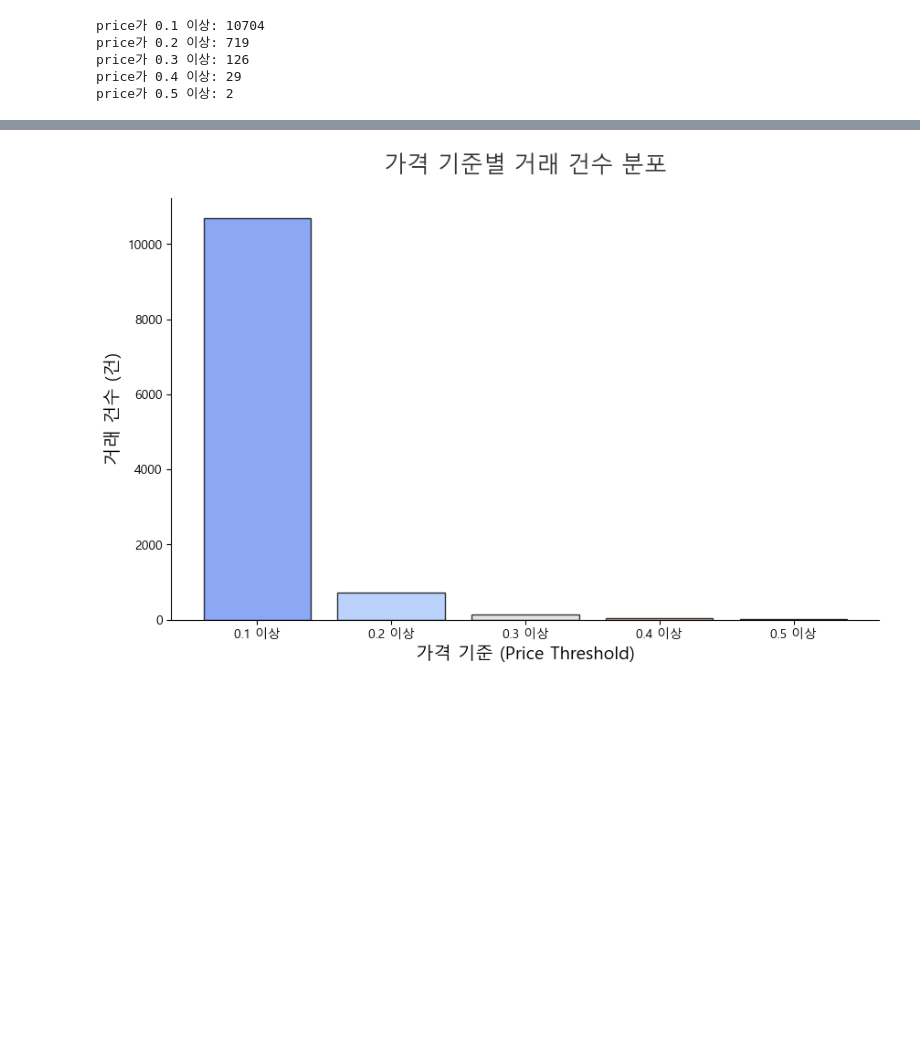
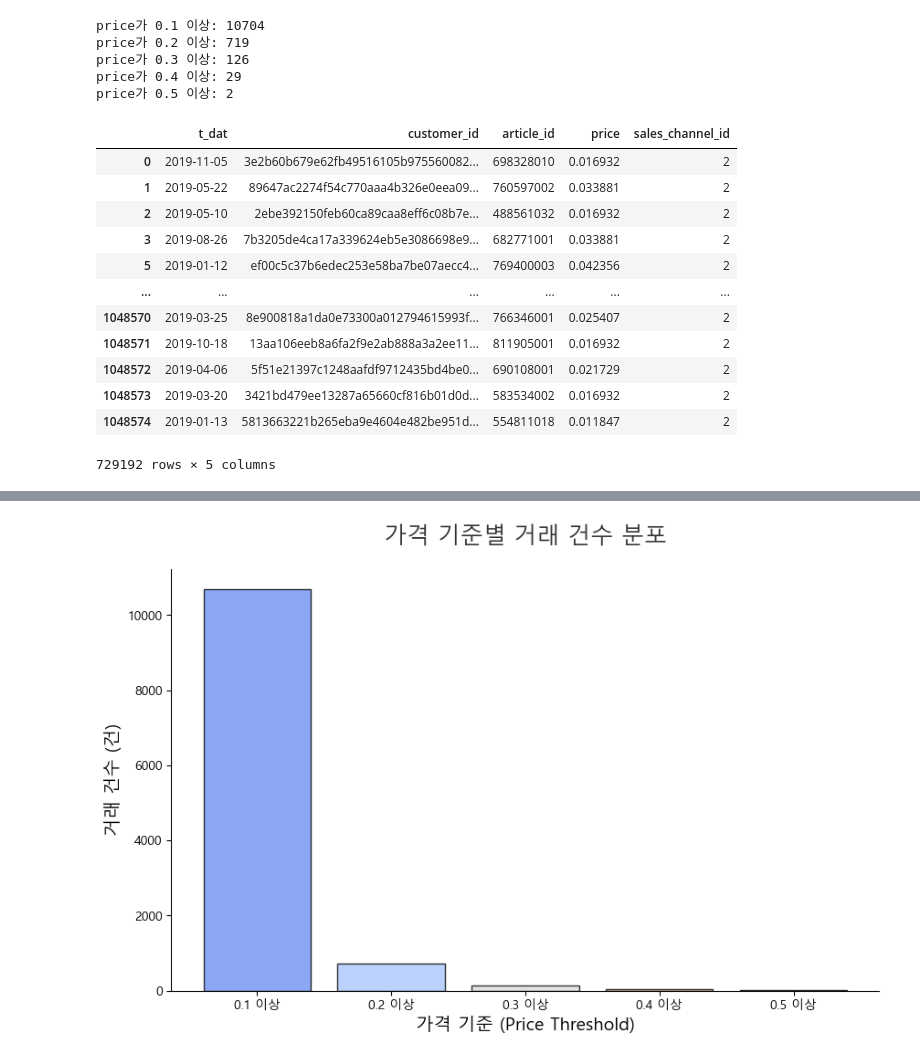
Before and after one commit to yoohengu/cross-gen-biz-analysis, a Jupyter notebook: notebooks/leeyunju_eda/all_04_yunju.ipynb, the cells around one changed output, grey strips where cells are left out. Drawn from its saved outputs; the diff is of its cells as text; code cells hidden in the pictures; blank space fills up the shorter version.

```diff
--- a/notebooks/leeyunju_eda/all_04_yunju.ipynb
+++ b/notebooks/leeyunju_eda/all_04_yunju.ipynb
@@ -134,3 +143,19 @@ price가 0.2 이상: 719
 price가 0.3 이상: 126
 price가 0.4 이상: 29
 price가 0.5 이상: 2
+# %%
+df_tran.loc[(df_tran['sales_channel_id']== 2)]
+# %% [output]
+|  | t_dat | customer_id | article_id | price | sales_channel_id |
+| 0 | 2019-11-05 | 3e2b60b679e62fb49516105b975560082... | 698328010 | 0.016932 | 2 |
+| 1 | 2019-05-22 | 89647ac2274f54c770aaa4b326e0eea09... | 760597002 | 0.033881 | 2 |
+| 2 | 2019-05-10 | 2ebe392150feb60ca89caa8eff6c08b7e... | 488561032 | 0.016932 | 2 |
+| 3 | 2019-08-26 | 7b3205de4ca17a339624eb5e3086698e9... | 682771001 | 0.033881 | 2 |
+| 5 | 2019-01-12 | ef00c5c37b6edec253e58ba7be07aecc4... | 769400003 | 0.042356 | 2 |
+| ... | ... | ... | ... | ... | ... |
+| 1048570 | 2019-03-25 | 8e900818a1da0e73300a012794615993f... | 766346001 | 0.025407 | 2 |
+| 1048571 | 2019-10-18 | 13aa106eeb8a6fa2f9e2ab888a3a2ee11... | 811905001 | 0.016932 | 2 |
+| 1048572 | 2019-04-06 | 5f51e21397c1248aafdf9712435bd4be0... | 690108001 | 0.021729 | 2 |
+| 1048573 | 2019-03-20 | 3421bd479ee13287a65660cf816b01d0d... | 583534002 | 0.016932 | 2 |
+| 1048574 | 2019-01-13 | 5813663221b265eba9e4604e482be951d... | 554811018 | 0.011847 | 2 |
+729192 rows × 5 columns
```
Also changed, not shown: parts of 3 cells of this notebook, 1 other file.
